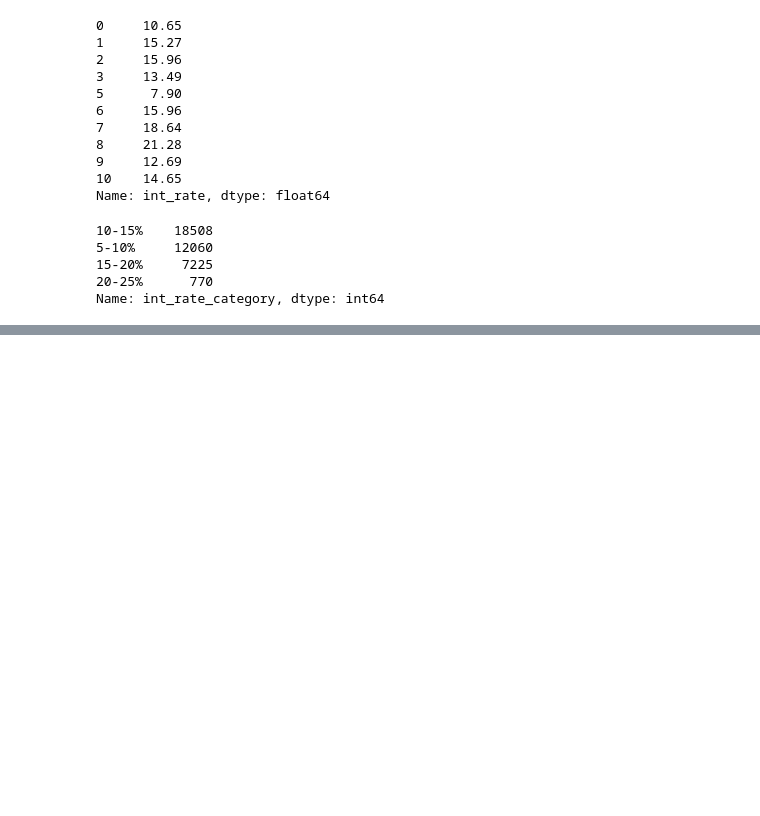
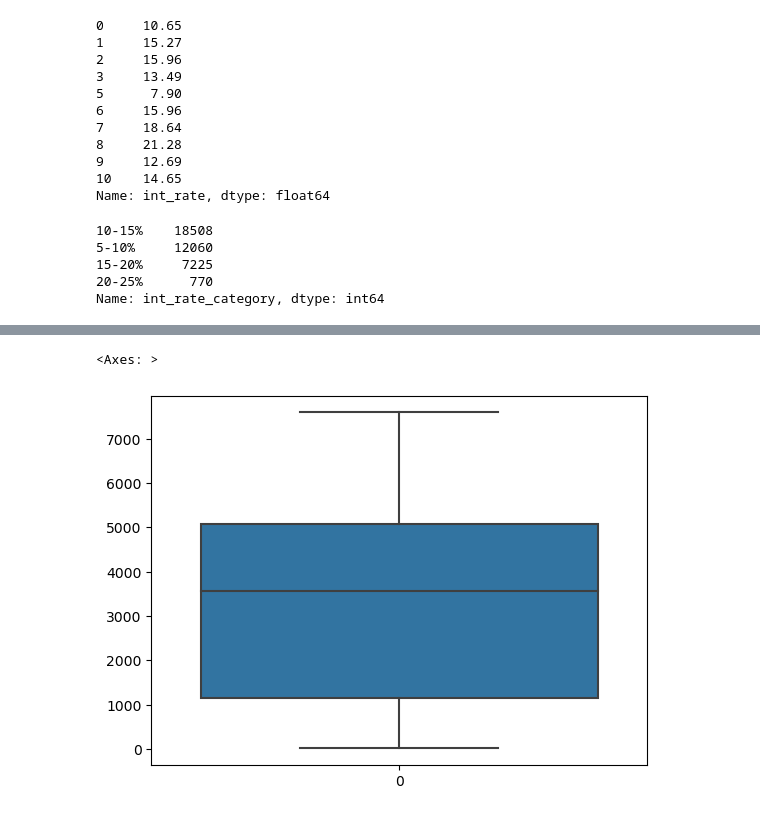
Before and after one commit to Mahalakshmi-Totad/lending_club_case_study, a Jupyter notebook: Solution.ipynb, the cells around one changed output, grey strips where cells are left out. Cells and saved outputs as stored; diff of their text form; code cells hidden in the pictures; blank space fills up the shorter version.

```diff
--- a/Solution.ipynb
+++ b/Solution.ipynb
@@ -955,0 +984,32 @@ Name: int_rate_category, dtype: int64
+# %%
+#function to categorize loan amount
+def categorize_loan_amount(value):
+    if value >=500 and value < 1000 :
+        return "500-2000"
+    elif value >=1000 and value < 3000 :
+        return  "1k-3k"
+    elif value >= 3000 and value < 6000:
+        return "3k-5k"
+    elif value >= 6000 and value < 9000:
+        return "6k-9k"
+    elif value >= 9000 and value < 12000:
+        return "9k-12k"
+    elif value >= 12000 and value < 15000:
+        return "12k-15k"
+    elif value >= 15000 and value < 18000:
+        return "15k-18k"
+    elif value >= 18000 and value < 25000:
+        return "18k-25k"
+    elif value >= 25000 and value < 30000:
+        return "25k-30k"
+    elif value >= 30000 and value < 35000:
+        return "30k-35k"
+    elif value >= 35:
+        return ">35k"
+# %%
+data1['loam_amount_category'] = data1['loan_amnt'].apply(lambda x:categorize_loan_amount(x))
+# %%
+sns.boxplot(data1['loam_amount_category'].value_counts())
+# %% [output]
+<Axes: >
+[figure, added]
```
Also changed, not shown: parts of 8 cells of this notebook.
